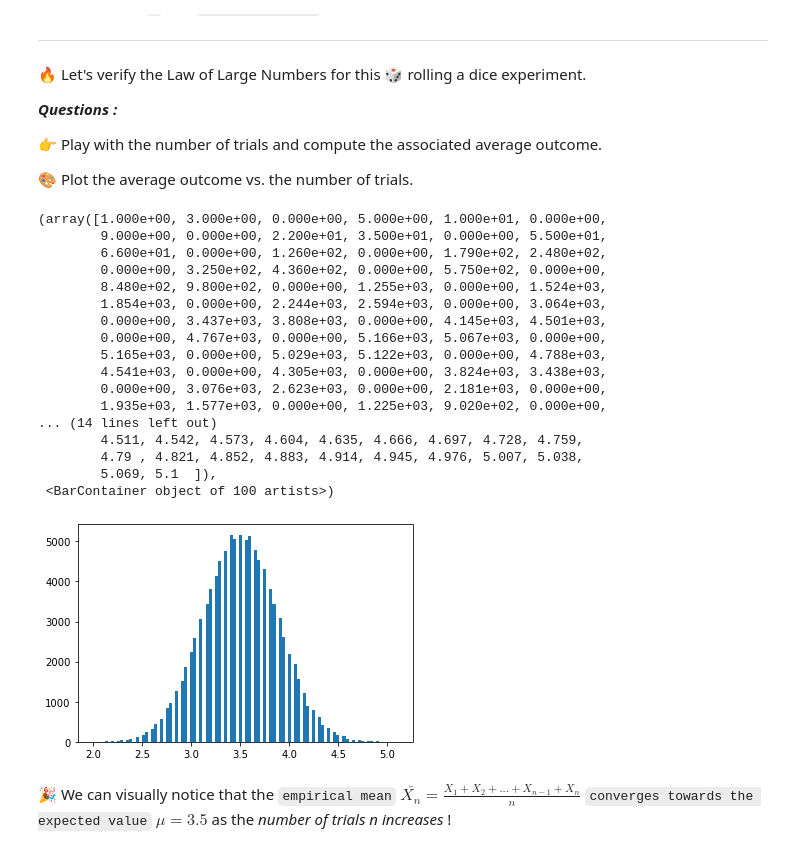
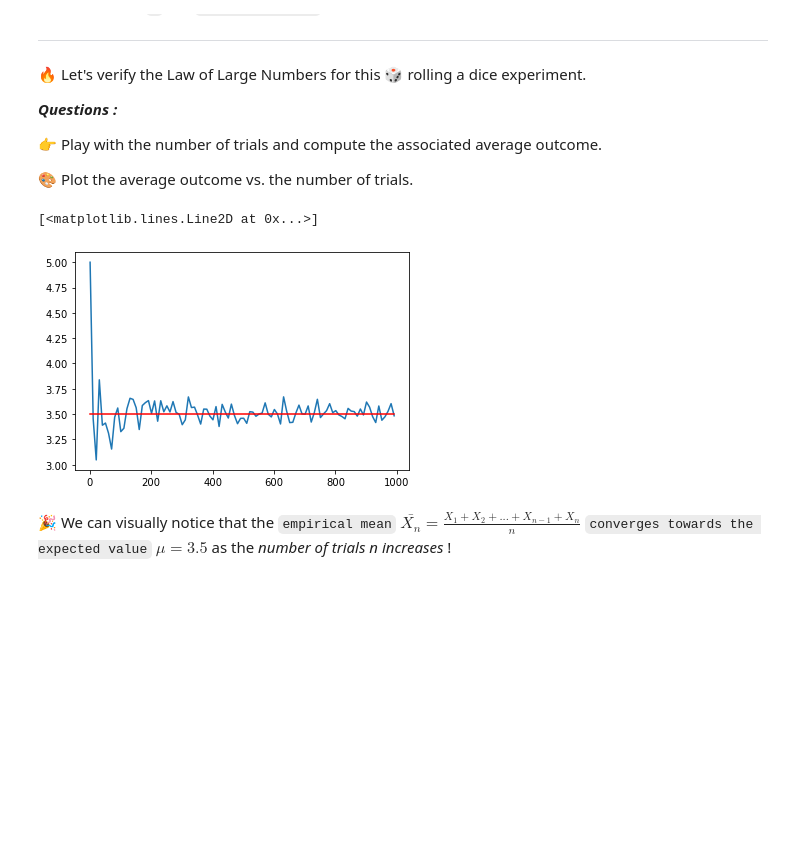
Before and after one commit to brmuloot/Briefs_5, a Jupyter notebook: law_of_large_numbers.ipynb, the cells around one changed output. Drawn from its saved outputs; the diff is of its cells as text; code cells hidden in the pictures; folded sections open; blank space fills up the shorter version.

```diff
--- a/law_of_large_numbers.ipynb
+++ b/law_of_large_numbers.ipynb
@@ -78,33 +78,17 @@ where `X` denotes the `random outcome` of `rolling a dice`.
 🎨 Plot the average outcome vs. the number of trials.
 # %%
 # YOUR CODE HERE
-n=100000
-
+count = []
 average_outcome = []
-for i in range (1,n):
-    outcomes = np.random.randint(1,6+1,size=20)
+for i in range(1, 1000, 10):
+    outcomes = np.random.randint(1, 6+1, size=i)
     average_outcome.append(sum(outcomes) / len(outcomes))
-
-plt.hist(average_outcome,bins=100)
+    count.append(i)
+plt.plot(count, average_outcome)
+plt.plot([3.5]*i, color="red")
 # %% [output]
-(array([1.000e+00, 3.000e+00, 0.000e+00, 5.000e+00, 1.000e+01, 0.000e+00,
-        9.000e+00, 0.000e+00, 2.200e+01, 3.500e+01, 0.000e+00, 5.500e+01,
-        6.600e+01, 0.000e+00, 1.260e+02, 0.000e+00, 1.790e+02, 2.480e+02,
-        0.000e+00, 3.250e+02, 4.360e+02, 0.000e+00, 5.750e+02, 0.000e+00,
-        8.480e+02, 9.800e+02, 0.000e+00, 1.255e+03, 0.000e+00, 1.524e+03,
-        1.854e+03, 0.000e+00, 2.244e+03, 2.594e+03, 0.000e+00, 3.064e+03,
-        0.000e+00, 3.437e+03, 3.808e+03, 0.000e+00, 4.145e+03, 4.501e+03,
-        0.000e+00, 4.767e+03, 0.000e+00, 5.166e+03, 5.067e+03, 0.000e+00,
-        5.165e+03, 0.000e+00, 5.029e+03, 5.122e+03, 0.000e+00, 4.788e+03,
-        4.541e+03, 0.000e+00, 4.305e+03, 0.000e+00, 3.824e+03, 3.438e+03,
-        0.000e+00, 3.076e+03, 2.623e+03, 0.000e+00, 2.181e+03, 0.000e+00,
-        1.935e+03, 1.577e+03, 0.000e+00, 1.225e+03, 9.020e+02, 0.000e+00,
-... (14 lines left out)
-        4.511, 4.542, 4.573, 4.604, 4.635, 4.666, 4.697, 4.728, 4.759,
-        4.79 , 4.821, 4.852, 4.883, 4.914, 4.945, 4.976, 5.007, 5.038,
-        5.069, 5.1  ]),
- <BarContainer object of 100 artists>)
+[<matplotlib.lines.Line2D at 0x...>]
-[figure, old version]
+[figure, new version]
 # %% [markdown]
 🎉 We can visually notice that the `empirical mean` $ \bar{X_n} = \frac{X_1 + X_2 + ... + X_{n-1} + X_n}{n}$ `converges towards the expected value` $ \mu = 3.5 $ as the *number of trials n increases* !
 # %% [markdown]
```
Also changed, not shown: parts of 8 cells of this notebook, 3 other files.
